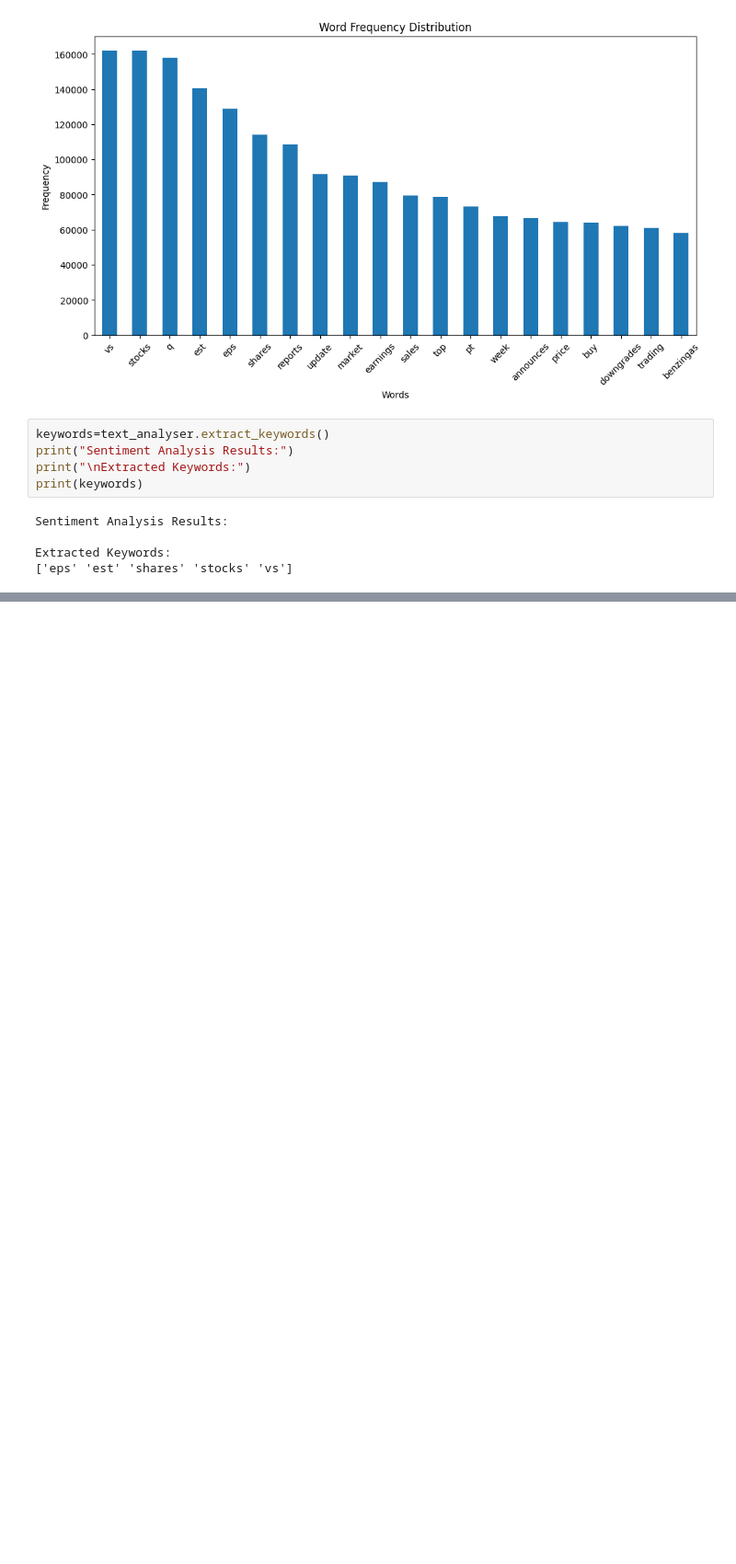
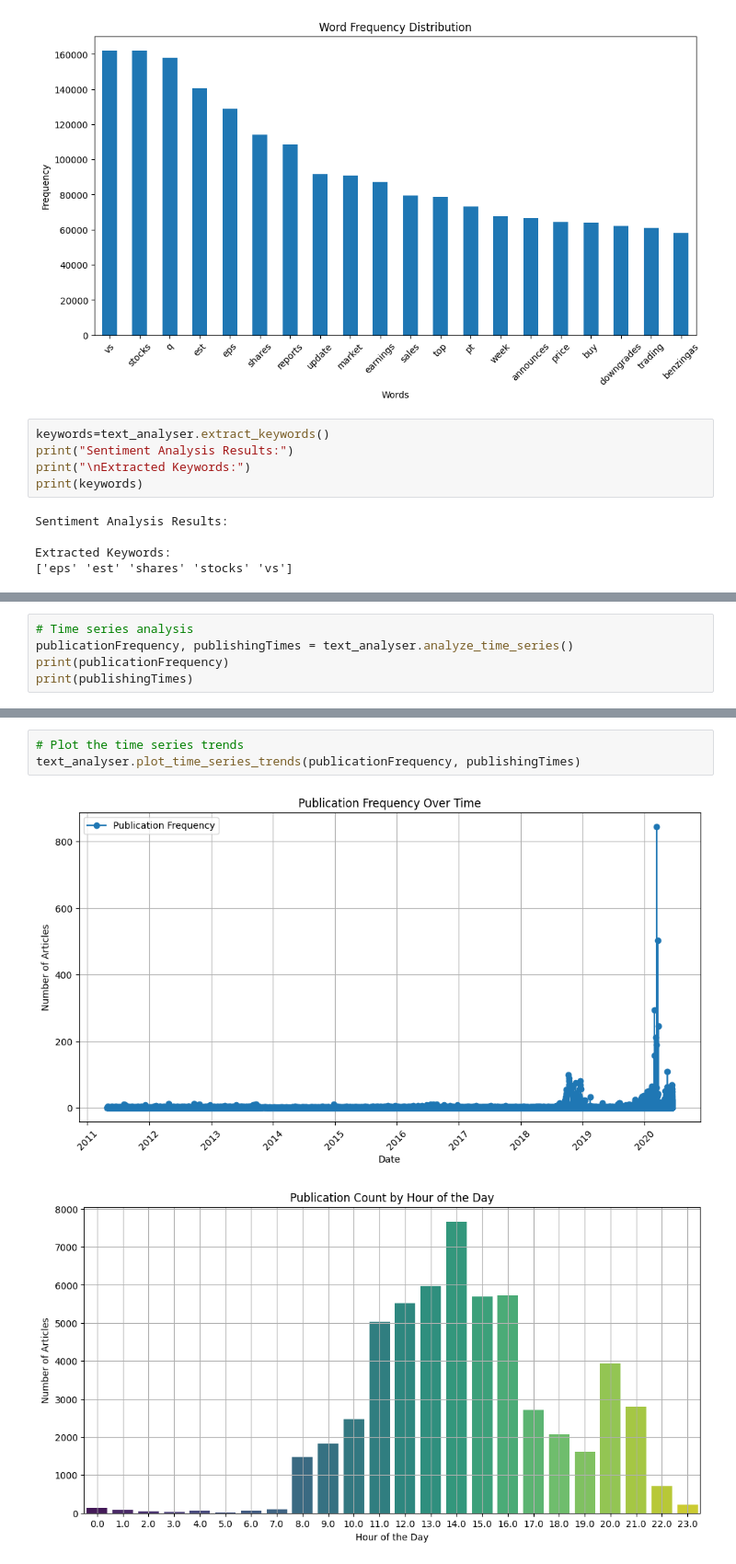
Before and after one commit to GetieBalew24/StockMarketAnalyis, a Jupyter notebook: notebooks/EDA_Stock_Market_Analysis.ipynb, the cells around one changed output, grey strips where cells are left out. Shown: that part at 92% size. Cells and saved outputs as stored; diff of their text form; blank space fills up the shorter version.

Commit message:
Plot time series trends

```diff
--- a/notebooks/EDA_Stock_Market_Analysis.ipynb
+++ b/notebooks/EDA_Stock_Market_Analysis.ipynb
@@ -219,0 +225,5 @@ print(topics)
+# %%
+# Time series analysis
+publicationFrequency, publishingTimes = text_analyser.analyze_time_series()
+print(publicationFrequency)
+print(publishingTimes)
@@ -219,0 +248,6 @@ print(topics)
+# %%
+# Plot the time series trends
+text_analyser.plot_time_series_trends(publicationFrequency, publishingTimes)
+# %% [output]
+[figure, added]
+[figure, added]
```
Also changed, not shown: parts of 4 cells of this notebook, 1 other file.
